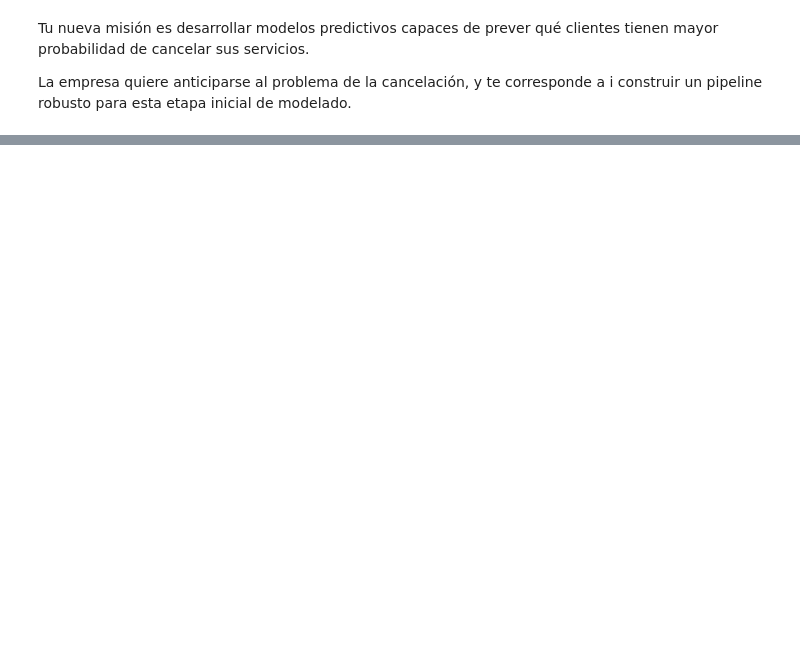
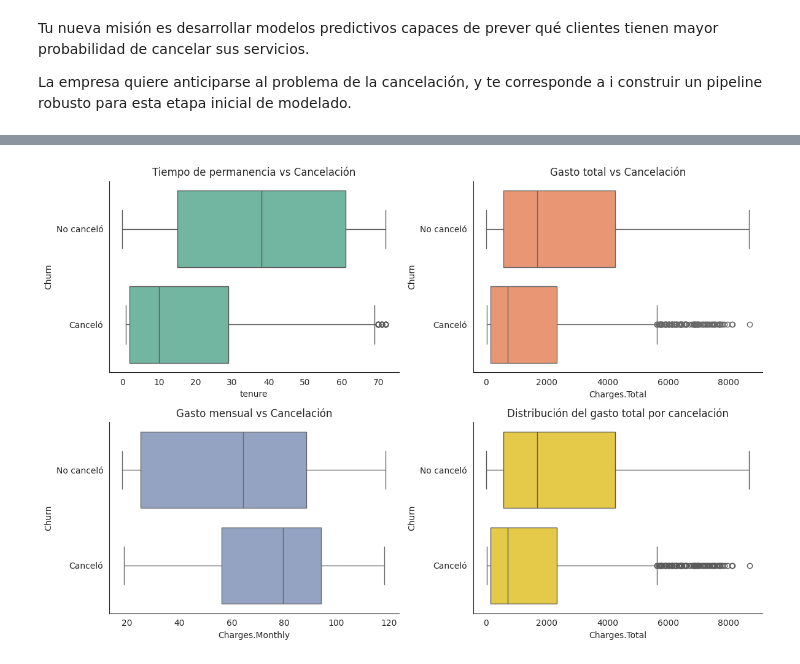
Before and after one commit to Yaaxek/TelecomX-Parte2-Churn, a Jupyter notebook: TelecomX_Parte2_Churn.ipynb, the cells around one changed output, grey strips where cells are left out. Cells and saved outputs as stored; diff of their text form; code cells hidden in the pictures; blank space fills up the shorter version.

```diff
--- a/TelecomX_Parte2_Churn.ipynb
+++ b/TelecomX_Parte2_Churn.ipynb
@@ -13,0 +227,25 @@ Mounted at /content/drive
+# %%
+sns.set_style("white")
+
+temp = datos[["Churn", "tenure", "Charges.Total", "Charges.Monthly"]].copy()
+temp["Churn"] = temp["Churn"].map({0: "No canceló", 1: "Canceló"})
+
+fig, axes = plt.subplots(2, 2, figsize=(12,8))
+
+sns.boxplot(data=temp, x="tenure", y="Churn", ax=axes[0,0], color="#66c2a5")
+axes[0,0].set_title("Tiempo de permanencia vs Cancelación")
+
+sns.boxplot(data=temp, x="Charges.Total", y="Churn", ax=axes[0,1], color="#fc8d62")
+axes[0,1].set_title("Gasto total vs Cancelación")
+
+sns.boxplot(data=temp, x="Charges.Monthly", y="Churn", ax=axes[1,0], color="#8da0cb")
+axes[1,0].set_title("Gasto mensual vs Cancelación")
+
+sns.boxplot(data=temp, x="Charges.Total", y="Churn", ax=axes[1,1], color="#ffd92f")
+axes[1,1].set_title("Distribución del gasto total por cancelación")
+
+sns.despine()
+plt.tight_layout()
+plt.show()
+# %% [output]
+[figure, added]
```
Also changed, not shown: parts of 44 cells of this notebook.
